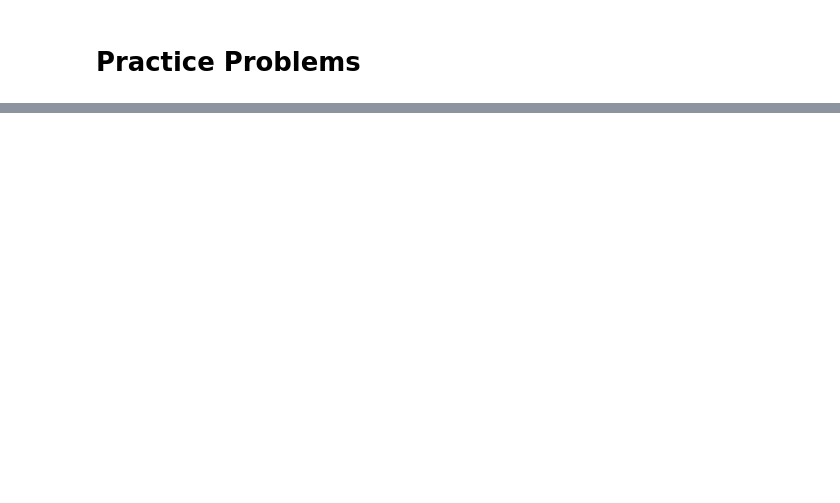
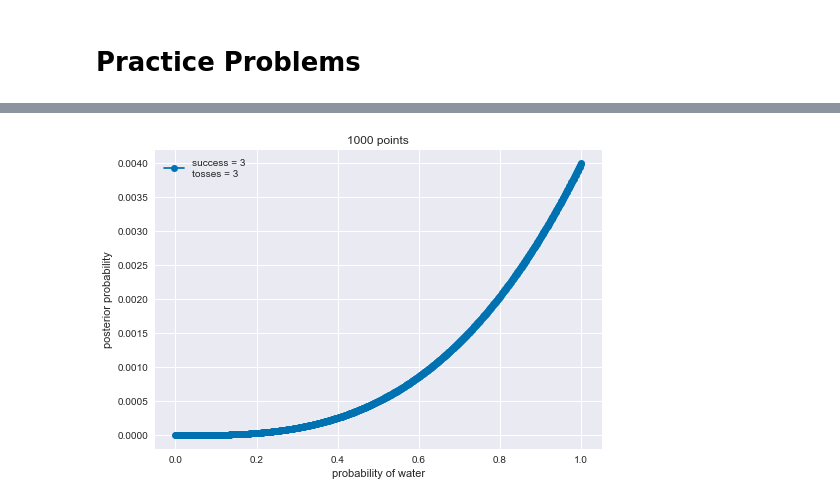
Before and after one commit to aloctavodia/Statistical-Rethinking-with-Python-and-PyMC3, a Jupyter notebook: Chp_02.ipynb, the cells around one changed output, grey strips where cells are left out. Drawn from its saved outputs; the diff is of its cells as text; code cells hidden in the pictures; blank space fills up the shorter version.

```diff
--- a/Chp_02.ipynb
+++ b/Chp_02.ipynb
@@ -53,20 +55,22 @@ stats.binom.pmf(6,9, [0.25])
 # %% [output]
 array([ 0.00865173])
 # %%
-def posterior_grid_approx(grid_points=5, success=6, tosses=9):
-    """
-    """
+def posterior_grid_approx(grid_points=5,
+                          successes=6,
+                          tosses=9,
+                          prior=np.repeat(5,5)):
+
     # define grid
     p_grid = np.linspace(0, 1, grid_points)
 
     # define prior
-    prior = np.repeat(5, grid_points)  # uniform
+    # prior = np.repeat(5, grid_points)  # uniform
     #prior = (p_grid >= 0.5).astype(int)  # truncated
     #prior = np.exp(- 5 * abs(p_grid - 0.5))  # double exp
 
     # compute likelihood at each point in the grid
     # P(D|p=0), P(D|p=0.25), P(D|p=0.5), P(D|p=0.75), P(D|p=1.00)
-    likelihood = stats.binom.pmf(success, tosses, p_grid)
+    likelihood = stats.binom.pmf(successes, tosses, p_grid)
 
     # compute product of likelihood and prior
     unstd_posterior = likelihood * prior
@@ -77,14 +81,25 @@ def posterior_grid_approx(grid_points=5, success=6, tosses=9):
 # %% [markdown]
 #### Code 2.3
 # %%
-points = 100
-w, n = 6, 9
-p_grid, posterior = posterior_grid_approx(points, w, n)
-plt.plot(p_grid, posterior, 'o-', label='success = {}\ntosses = {}'.format(w, n))
-plt.xlabel('probability of water')
-plt.ylabel('posterior probability')
-plt.title('{} points'.format(points))
-plt.legend(loc=0);
+def grid_approx_plot(
+    points=100,
+    w=6,
+    n=9,
+    prior=np.repeat(5,100)):
+
+    p_grid, posterior = posterior_grid_approx(
+        grid_points=points,
+        successes=w,
+        tosses=n,
+        prior=prior
+    )
+    plt.plot(p_grid, posterior, 'o-', label='success = {}\ntosses = {}'.format(w, n))
+    plt.xlabel('probability of water')
+    plt.ylabel('posterior probability')
+    plt.title('{} points'.format(points))
+    plt.legend(loc=0)
+
+grid_approx_plot()
 # %% [output]
 [figure]
 # %% [markdown]
@@ -182,0 +203,4 @@ Seaborn 0.7.1
+# %%
+grid_approx_plot(n=3,w=3, points=int(1e3), prior=np.repeat(5,int(1e3)) )
+# %% [output]
+[figure, added]
```
Also changed, not shown: parts of 34 cells of this notebook.
